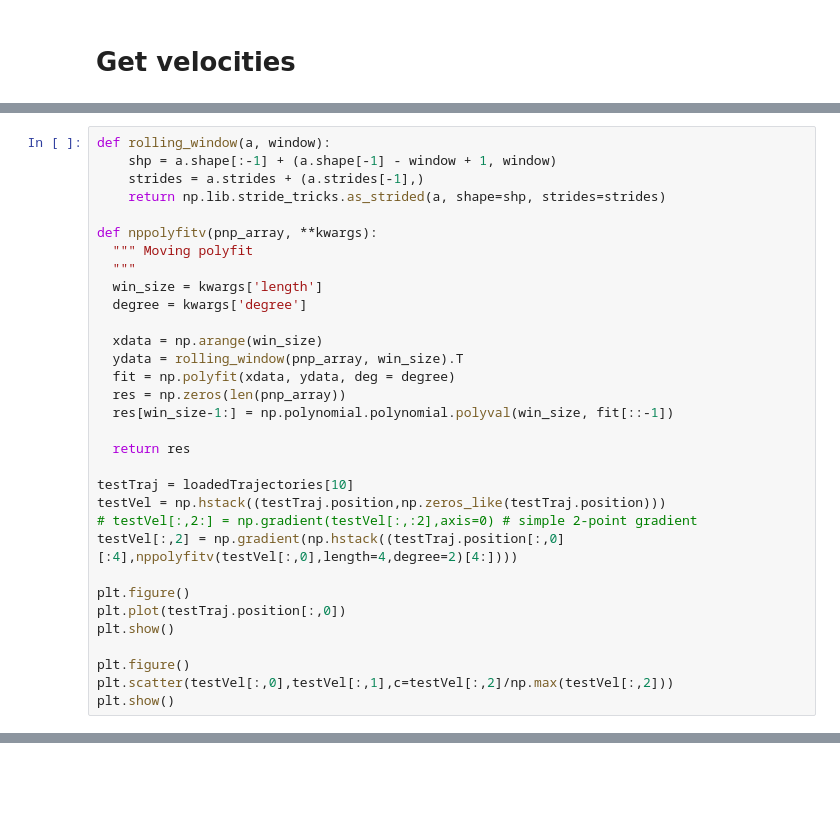
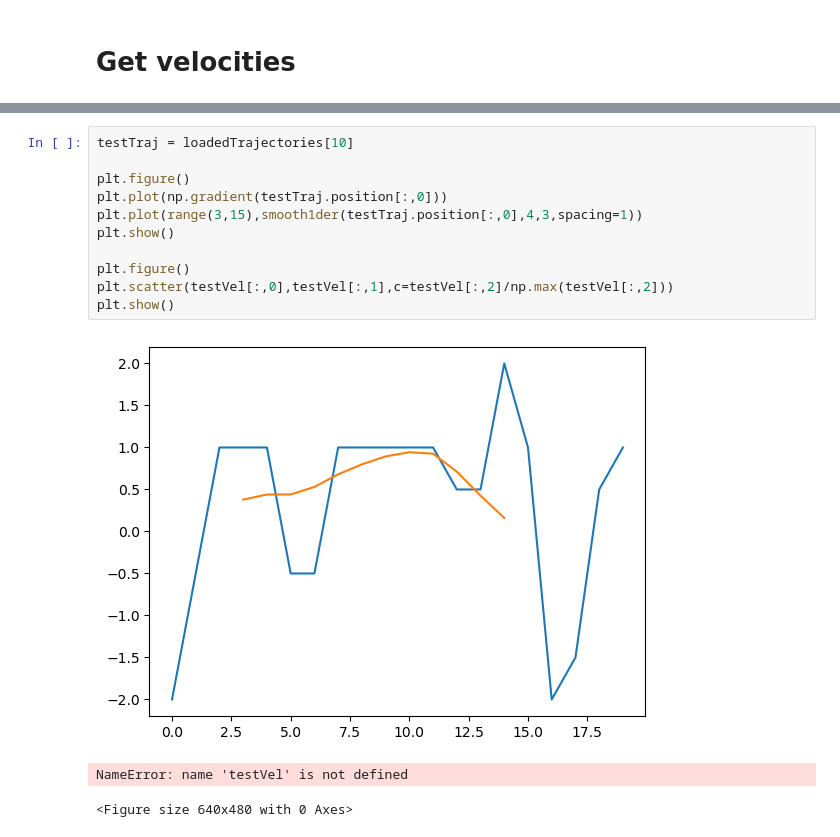
Before and after one commit to ebellincioni/floatingIce, a Jupyter notebook: 24-02-08_PTV_thickSheet.ipynb, the cells around one changed output, grey strips where cells are left out. Cells and saved outputs as stored; diff of their text form; blank space fills up the shorter version.

```diff
--- a/24-02-08_PTV_thickSheet.ipynb
+++ b/24-02-08_PTV_thickSheet.ipynb
@@ -368,32 +396,0 @@ plt.show()
-# %%
-def rolling_window(a, window):
-    shp = a.shape[:-1] + (a.shape[-1] - window + 1, window)
-    strides = a.strides + (a.strides[-1],)
-    return np.lib.stride_tricks.as_strided(a, shape=shp, strides=strides)
-
-def nppolyfitv(pnp_array, **kwargs):
-  """ Moving polyfit
-  """
-  win_size = kwargs['length']
-  degree = kwargs['degree']
-
-  xdata = np.arange(win_size)
-  ydata = rolling_window(pnp_array, win_size).T
-  fit = np.polyfit(xdata, ydata, deg = degree)
-  res = np.zeros(len(pnp_array))
-  res[win_size-1:] = np.polynomial.polynomial.polyval(win_size, fit[::-1])
-
-  return res
-
-testTraj = loadedTrajectories[10]
-testVel = np.hstack((testTraj.position,np.zeros_like(testTraj.position)))
-# testVel[:,2:] = np.gradient(testVel[:,:2],axis=0) # simple 2-point gradient
-testVel[:,2] = np.gradient(np.hstack((testTraj.position[:,0][:4],nppolyfitv(testVel[:,0],length=4,degree=2)[4:])))
-
-plt.figure()
-plt.plot(testTraj.position[:,0])
-plt.show()
-
-plt.figure()
-plt.scatter(testVel[:,0],testVel[:,1],c=testVel[:,2]/np.max(testVel[:,2]))
-plt.show()
@@ -402,0 +397,15 @@ plt.show()
+# %%
+testTraj = loadedTrajectories[10]
+
+plt.figure()
+plt.plot(np.gradient(testTraj.position[:,0]))
+plt.plot(range(3,15),smooth1der(testTraj.position[:,0],4,3,spacing=1))
+plt.show()
+
+plt.figure()
+plt.scatter(testVel[:,0],testVel[:,1],c=testVel[:,2]/np.max(testVel[:,2]))
+plt.show()
+# %% [output]
+[figure, added]
+NameError: name 'testVel' is not defined
+<Figure size 640x480 with 0 Axes>
```
Also changed, not shown: parts of 8 cells of this notebook.
